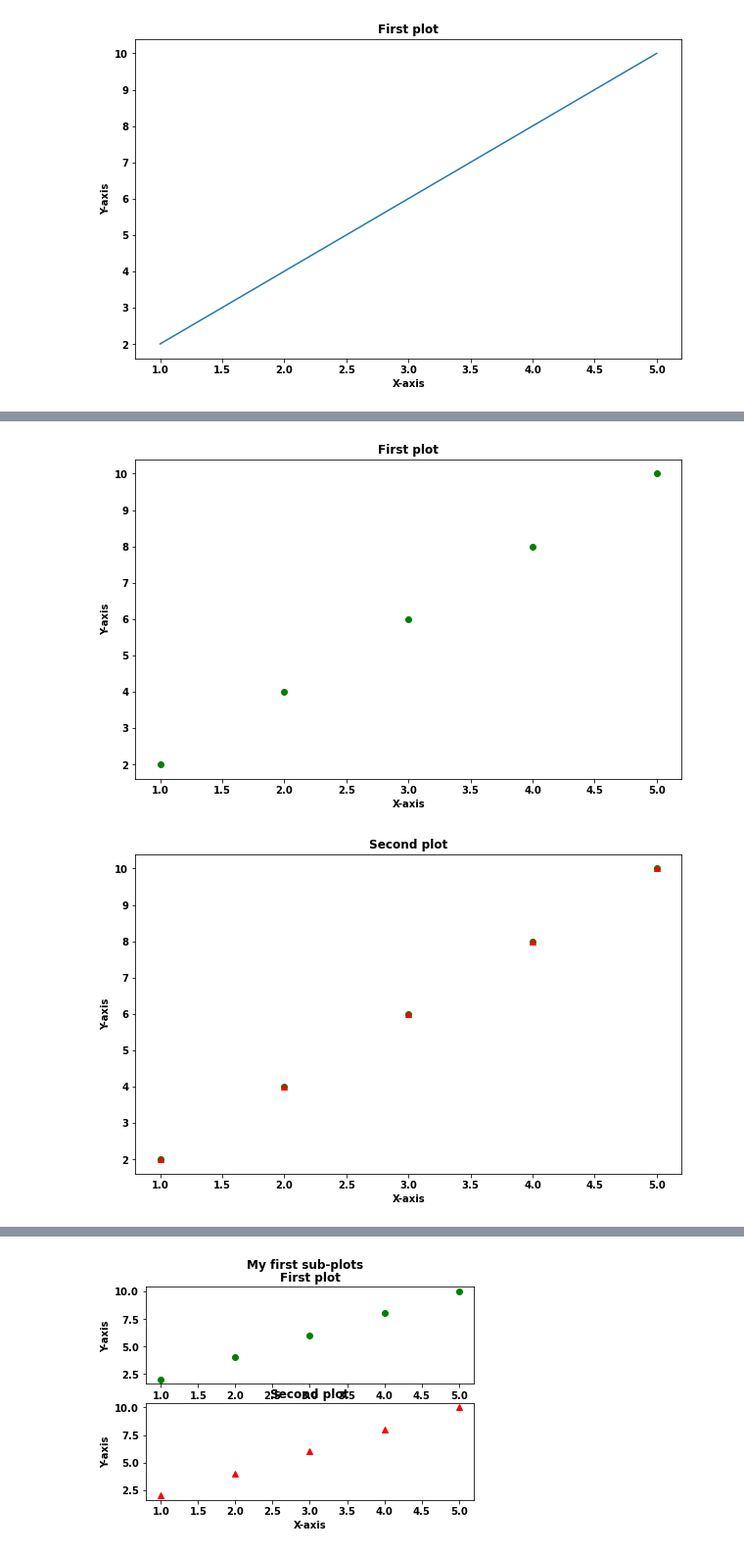
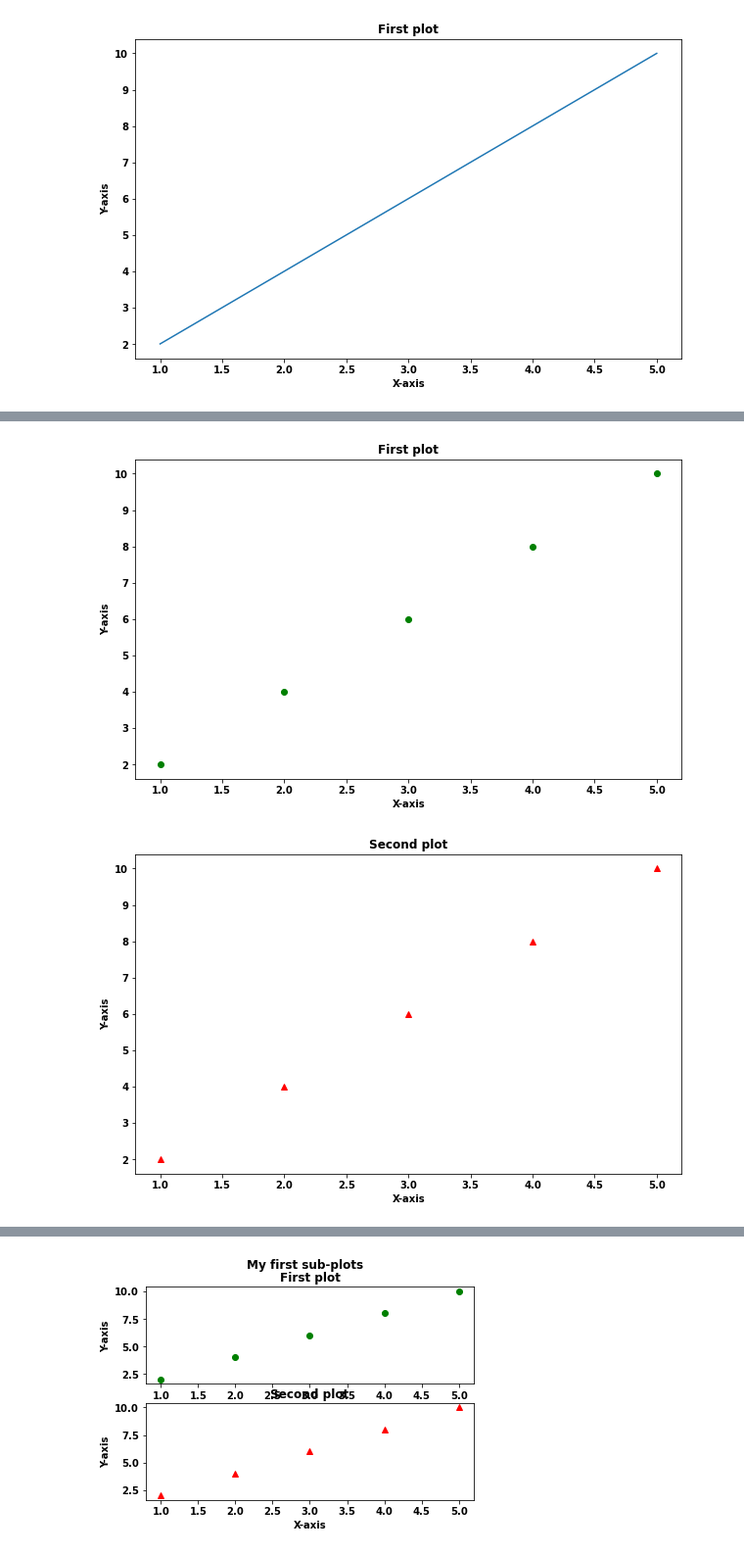
Before and after one commit to CertifaiAI/basics-of-data-analytics, a Jupyter notebook: Matplotlib/solution/01 - Getting started with Pyplot.ipynb, the cells around one changed output, grey strips where cells are left out. Shown at 98% size. Drawn from its saved outputs; the diff is of its cells as text; code cells hidden in the pictures.

```diff
--- a/Matplotlib/solution/01 - Getting started with Pyplot.ipynb
+++ b/Matplotlib/solution/01 - Getting started with Pyplot.ipynb
@@ -102,20 +103,19 @@ Second plot -> plot with red triangle<br>
 # %%
 plt.figure(figsize = (10,6))
 plt.title("First plot")
 plt.xlabel("X-axis")
 plt.ylabel("Y-axis")
 plt.plot(x,y,'go')
 plt.show()
 plt.figure(figsize = (10,6))
 plt.title("Second plot")
 plt.xlabel("X-axis")
 plt.ylabel("Y-axis")
-plt.plot(x,y,'go')
 plt.plot(x,y,'r^')
 plt.show()
 # %% [output]
 [figure]
-[figure, old version]
+[figure, new version]
 # %% [markdown]
 ## <a name="Multiple">Multiple plot in one figure</a>
 We can use a method called `subplot()` from the Matplotlib to add more than one plots in one figure. The `subplot()` method takes three arguments `subplot(nrows, ncols, index, **kwargs)`.<br>
```
Also changed, not shown: parts of 3 cells of this notebook.
